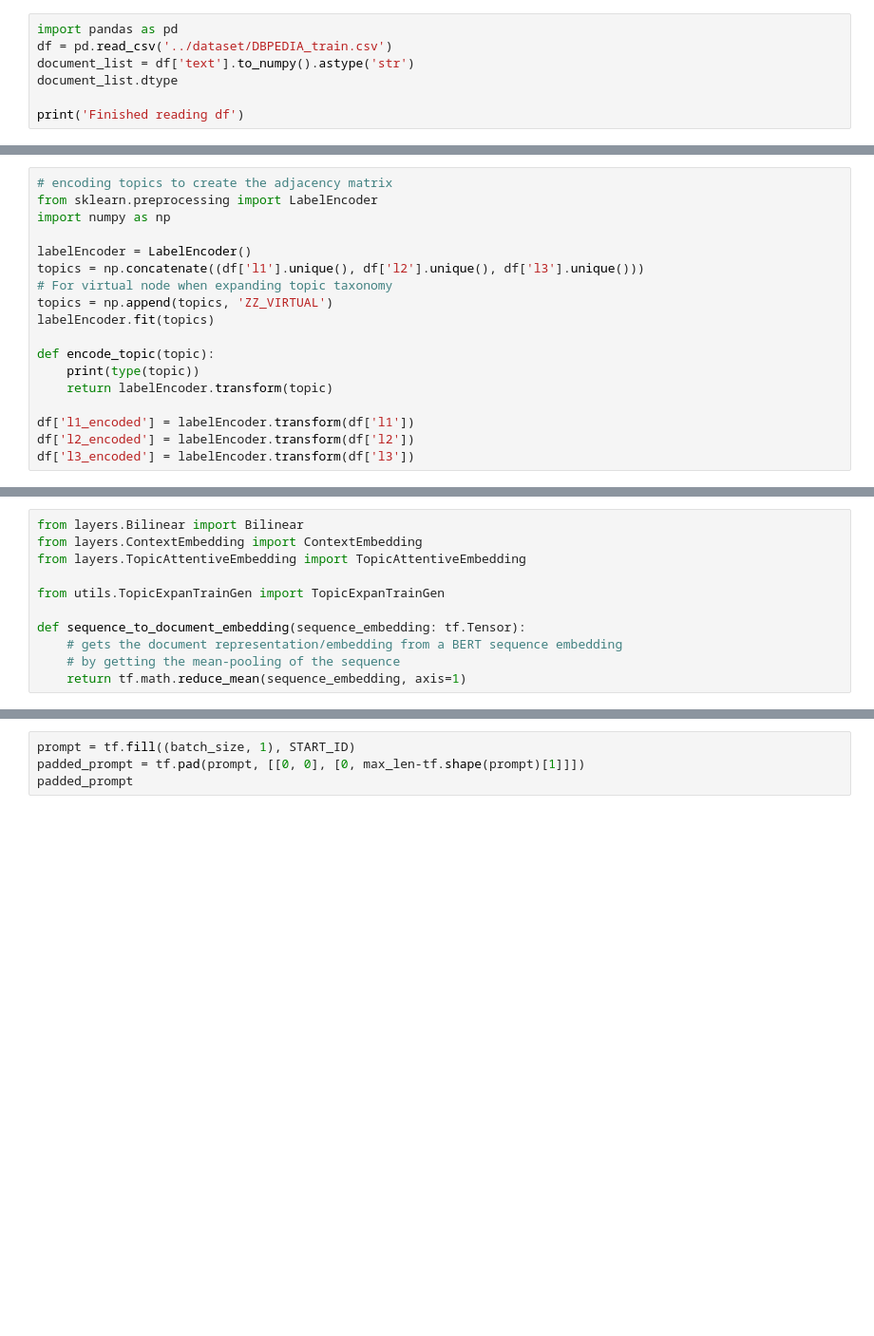
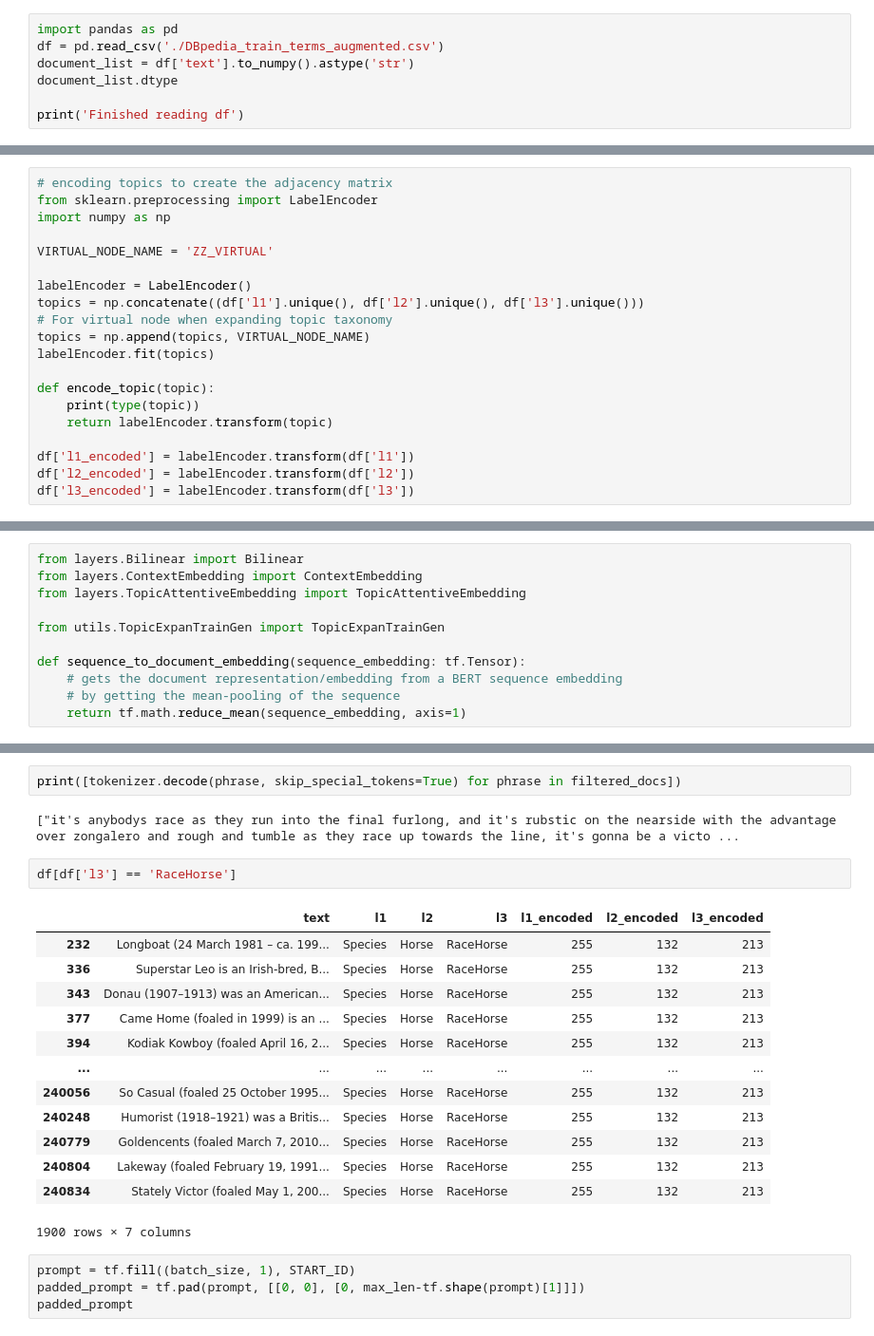
Before and after one commit to sete39/ESG-Topic-Taxonomy-Generation-from-ESG-Reports, a Jupyter notebook: notebooks_testing/dbpedia.ipynb, the cells around one changed output, grey strips where cells are left out. Shown at 95% size. Saved outputs shown, nothing was run; the diff lists cells and outputs as text; blank space fills up the shorter version.

```diff
--- a/notebooks_testing/dbpedia.ipynb
+++ b/notebooks_testing/dbpedia.ipynb
@@ -1,6 +1,6 @@
 # %%
 import pandas as pd
-df = pd.read_csv('../dataset/DBPEDIA_train.csv')
+df = pd.read_csv('./DBpedia_train_terms_augmented.csv')
 document_list = df['text'].to_numpy().astype('str')
 document_list.dtype
 
@@ -12,10 +25,12 @@ Finished reading df
 from sklearn.preprocessing import LabelEncoder
 import numpy as np
 
+VIRTUAL_NODE_NAME = 'ZZ_VIRTUAL'
+
 labelEncoder = LabelEncoder()
 topics = np.concatenate((df['l1'].unique(), df['l2'].unique(), df['l3'].unique()))
 # For virtual node when expanding topic taxonomy
-topics = np.append(topics, 'ZZ_VIRTUAL')
+topics = np.append(topics, VIRTUAL_NODE_NAME)
 labelEncoder.fit(topics)
 
 def encode_topic(topic):
@@ -633,3 +715,23 @@ predicted_phrases = keras_nlp.utils.beam_search(
+# %%
+print([tokenizer.decode(phrase, skip_special_tokens=True) for phrase in filtered_docs])
+# %% [output]
+["it's anybodys race as they run into the final furlong, and it's rubstic on the nearside with the advantage over zongalero and rough and tumble as they race up towards the line, it's gonna be a victo ...
+# %%
+df[df['l3'] == 'RaceHorse']
+# %% [output]
+|  | text | l1 | l2 | l3 | l1_encoded | l2_encoded | l3_encoded |
+| 232 | Longboat (24 March 1981 – ca. 199... | Species | Horse | RaceHorse | 255 | 132 | 213 |
+| 336 | Superstar Leo is an Irish-bred, B... | Species | Horse | RaceHorse | 255 | 132 | 213 |
+| 343 | Donau (1907–1913) was an American... | Species | Horse | RaceHorse | 255 | 132 | 213 |
+| 377 | Came Home (foaled in 1999) is an ... | Species | Horse | RaceHorse | 255 | 132 | 213 |
+| 394 | Kodiak Kowboy (foaled April 16, 2... | Species | Horse | RaceHorse | 255 | 132 | 213 |
+| ... | ... | ... | ... | ... | ... | ... | ... |
+| 240056 | So Casual (foaled 25 October 1995... | Species | Horse | RaceHorse | 255 | 132 | 213 |
+| 240248 | Humorist (1918–1921) was a Britis... | Species | Horse | RaceHorse | 255 | 132 | 213 |
+| 240779 | Goldencents (foaled March 7, 2010... | Species | Horse | RaceHorse | 255 | 132 | 213 |
+| 240804 | Lakeway (foaled February 19, 1991... | Species | Horse | RaceHorse | 255 | 132 | 213 |
+| 240834 | Stately Victor (foaled May 1, 200... | Species | Horse | RaceHorse | 255 | 132 | 213 |
+1900 rows × 7 columns
 # %%
 prompt = tf.fill((batch_size, 1), START_ID)
 padded_prompt = tf.pad(prompt, [[0, 0], [0, max_len-tf.shape(prompt)[1]]])
```
Also changed, not shown: parts of 57 cells of this notebook, 2 other files.
